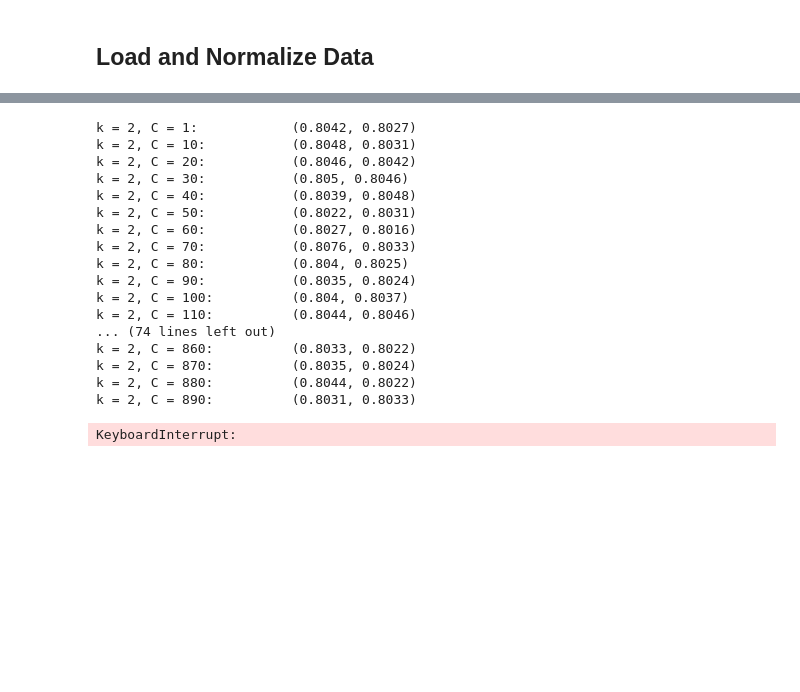
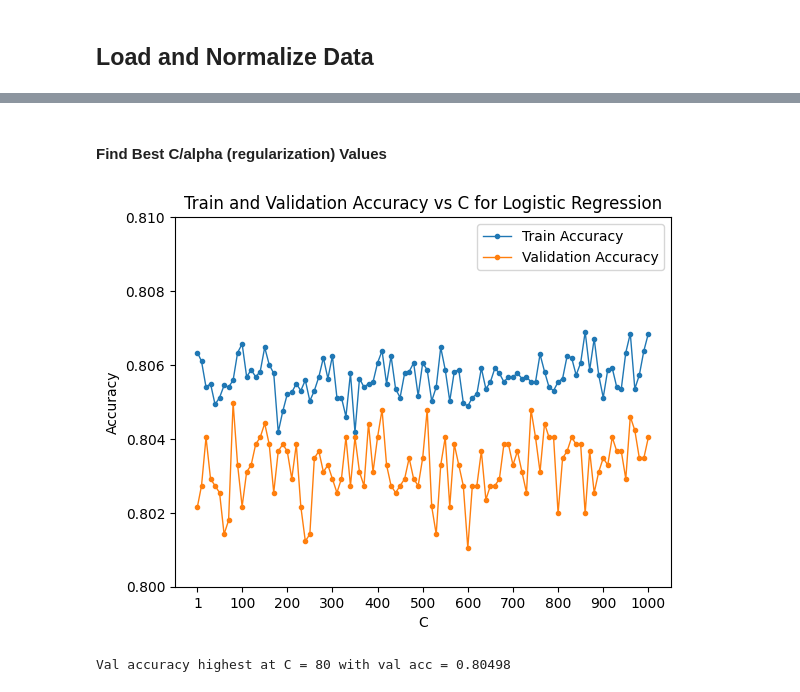
Before and after one commit to agkitagawa/cs155-project1, a Jupyter notebook: code/main.ipynb, the cells around one changed output, grey strips where cells are left out. Cells and saved outputs as stored; diff of their text form; code cells hidden in the pictures; blank space fills up the shorter version.

```diff
--- a/code/main.ipynb
+++ b/code/main.ipynb
@@ -81,8 +101,10 @@ for i in range(N_test):
+# %% [markdown]
+#### Find Best C/alpha (regularization) Values
 # %%
 def cross_validation_lr(X, Y, n_splits, C=1):
     kf = KFold(n_splits=n_splits)
 
-    E_trains, E_vals = [], []
+    train_accs, val_accs = [], []
     for train_index, val_index in kf.split(X):
         X_train, Y_train = X[train_index], Y[train_index]
         X_val, Y_val = X[val_index], Y[val_index]
@@ -90,50 +112,43 @@ def cross_validation_lr(X, Y, n_splits, C=1):
         model = LogisticRegression(C=C)
         model.fit(X_train, Y_train)
 
-        E_train = model.score(X_train, Y_train)
-        E_val = model.score(X_val, Y_val)
+        train_acc = model.score(X_train, Y_train)
+        val_acc = model.score(X_val, Y_val)
 
-        E_trains.append(E_train)
-        E_vals.append(E_val)
+        train_accs.append(train_acc)
+        val_accs.append(val_acc)
 
-    avg_E_train, avg_E_val = np.mean(E_trains), np.mean(E_vals)
+    avg_train_acc, avg_val_acc = np.mean(train_accs), np.mean(val_accs)
 
-    return avg_E_train, avg_E_val
+    return avg_train_acc, avg_val_acc
 
-k_errors = {}
-C_errors = {}
+n_splits = 5
+lr_accs = {'train': [], 'val': []}
+C_vals = [1] + list(range(0, 1001, 10))[1:]
 
-for k in range(2, 20):
-    k_errors[k] = {'train': [], 'val': []}
-    print(f"k = {k}")
-    for C in tqdm(range(0, 1001, 10)):
-        C_errors[C] = {'train': [], 'val': []}
-        if C == 0:
-            C = 1
-        E_train, E_val = cross_validation_lr(train_X, train_Y, n_splits=k, C=C)
+for C in tqdm(C_vals):
+    if C == 0:
+        C = 1
+    train_acc, val_acc = cross_validation_lr(train_X, train_Y, n_splits=n_splits, C=C)
 
-        k_errors[k]['train'].append(E_train)
-        k_errors[k]['val'].append(E_val)
-        C_errors[C]['train'].append(E_train)
-        C_errors[C]['val'].append(E_val)
-
-        print(f"k = {k}, C = {C}:   \t ({round(E_train, 4)}, {round(E_val, 4)})")
+    lr_accs['train'].append(train_acc)
+    lr_accs['val'].append(val_acc)
-# %% [output]
-k = 2, C = 1:            (0.8042, 0.8027)
-k = 2, C = 10:           (0.8048, 0.8031)
-k = 2, C = 20:           (0.8046, 0.8042)
-k = 2, C = 30:           (0.805, 0.8046)
-k = 2, C = 40:           (0.8039, 0.8048)
-k = 2, C = 50:           (0.8022, 0.8031)
-k = 2, C = 60:           (0.8027, 0.8016)
-k = 2, C = 70:           (0.8076, 0.8033)
-k = 2, C = 80:           (0.804, 0.8025)
-k = 2, C = 90:           (0.8035, 0.8024)
-k = 2, C = 100:          (0.804, 0.8037)
-k = 2, C = 110:          (0.8044, 0.8046)
-... (74 lines left out)
-k = 2, C = 860:          (0.8033, 0.8022)
-k = 2, C = 870:          (0.8035, 0.8024)
-k = 2, C = 880:          (0.8044, 0.8022)
-k = 2, C = 890:          (0.8031, 0.8033)
-KeyboardInterrupt:
+# %%
+plt.figure()
+
+t = 1
+plt.plot(C_vals[::t], lr_accs['train'][::t], marker='.', linewidth=1)
+plt.plot(C_vals[::t], lr_accs['val'][::t], marker='.', linewidth=1)
+plt.xlabel('C')
+plt.ylabel('Accuracy')
+plt.title('Train and Validation Accuracy vs C for Logistic Regression')
+plt.legend(['Train Accuracy', 'Validation Accuracy'], loc='best')
+plt.ylim([.8, .81])
+plt.xticks(C_vals[::10])
+
+plt.show()
+
+print(f"Val accuracy highest at C = {C_vals[np.argmax(lr_accs['val'])]} with val acc = {round(lr_accs['val'][np.argmax(lr_accs['val'])], 5)}")
+# %% [output]
+[figure, added]
+Val accuracy highest at C = 80 with val acc = 0.80498
```
Also changed, not shown: parts of 13 cells of this notebook, 5 other files.
